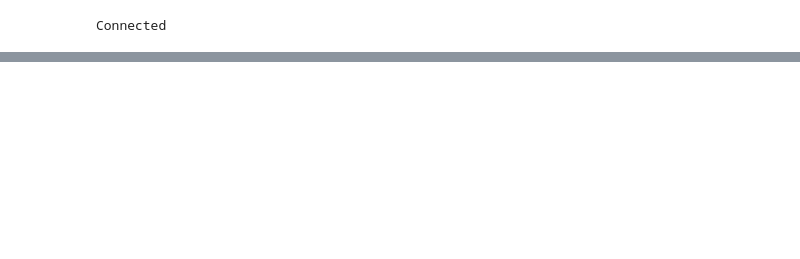
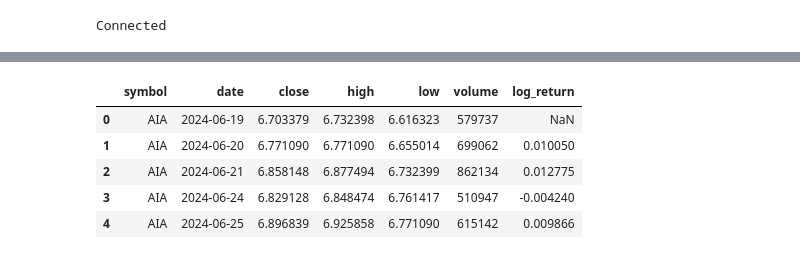
Before and after one commit to craizychicken/ds_stock_selection, a Jupyter notebook: main.ipynb, the cells around one changed output, grey strips where cells are left out. Cells and saved outputs as stored; diff of their text form; code cells hidden in the pictures; blank space fills up the shorter version.

```diff
--- a/main.ipynb
+++ b/main.ipynb
@@ -9,9 +9,9 @@ import sql_init
 # %%
 file_path = "sql_login.json"
 DB_NAME = "asx_stock_data"
-mydb, mycursor = sql_init.connect_to_mysql(file_path, DB_NAME)
+connection, mycursor = sql_init.connect_to_mysql(file_path, DB_NAME)
 
-if mydb is None:
+if connection is None:
     print("Failed to connect to MySQL database.")
 print("Connected")
 # %% [output]
@@ -23,0 +51,11 @@ import yfinance as yf
+# %%
+# Get the list of ticker symbols from db
+query = """
+SELECT *
+FROM stock_data
+"""
+mycursor.execute(query)
+df = pd.DataFrame(mycursor.fetchall())
+df.columns = ["symbol", "date", "close", "high", "low", "volume"]
+# %%
+df["log_return"] = df.groupby("symbol")["close"].transform(lambda x: np.log(x/x.shift(1)))
@@ -23,0 +75,9 @@ import yfinance as yf
+# %%
+df.head()
+# %% [output]
+|  | symbol | date | close | high | low | volume | log_return |
+| 0 | AIA | 2024-06-19 | 6.703379 | 6.732398 | 6.616323 | 579737 | NaN |
+| 1 | AIA | 2024-06-20 | 6.771090 | 6.771090 | 6.655014 | 699062 | 0.010050 |
+| 2 | AIA | 2024-06-21 | 6.858148 | 6.877494 | 6.732399 | 862134 | 0.012775 |
+| 3 | AIA | 2024-06-24 | 6.829128 | 6.848474 | 6.761417 | 510947 | -0.004240 |
+| 4 | AIA | 2024-06-25 | 6.896839 | 6.925858 | 6.771090 | 615142 | 0.009866 |
```
Also changed, not shown: parts of 25 cells of this notebook, 2 other files.
